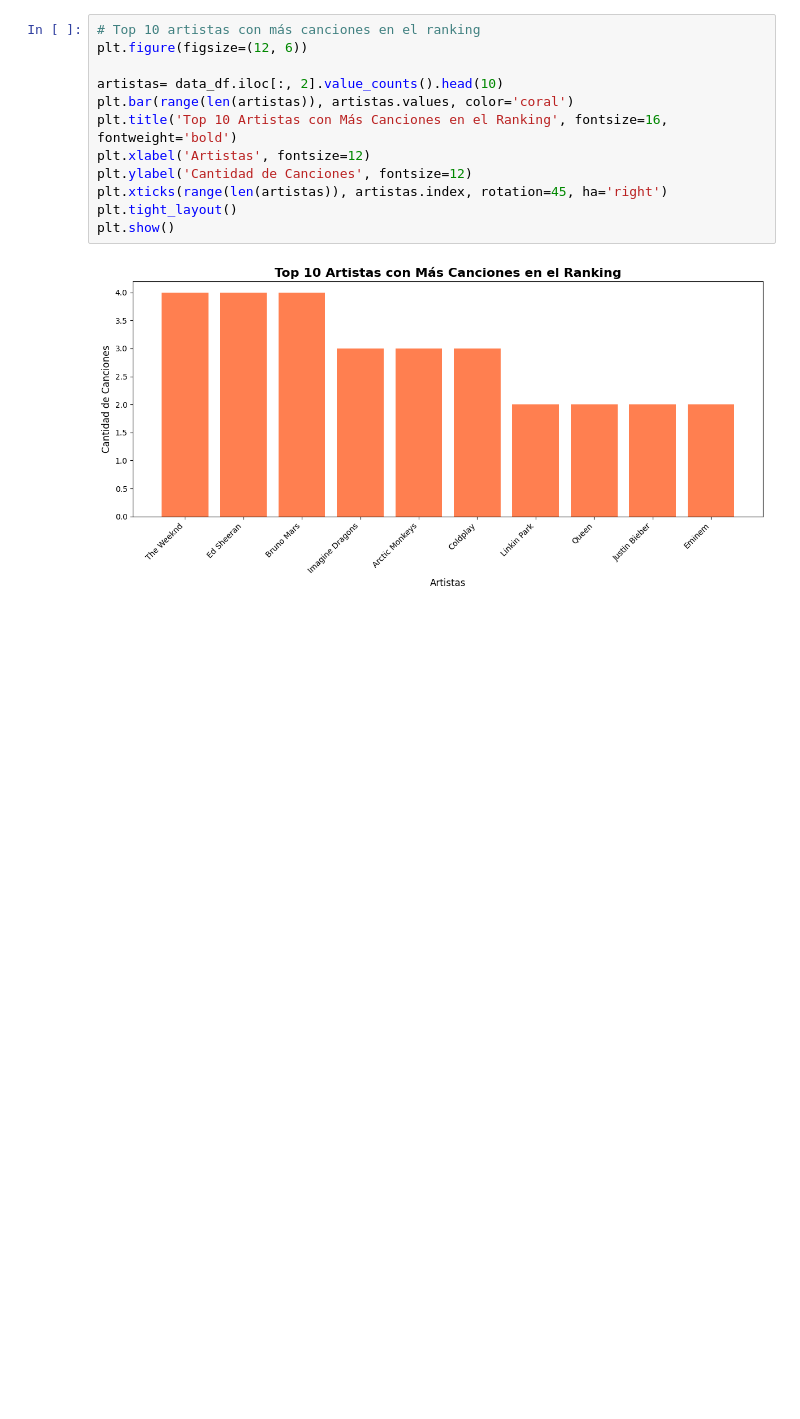
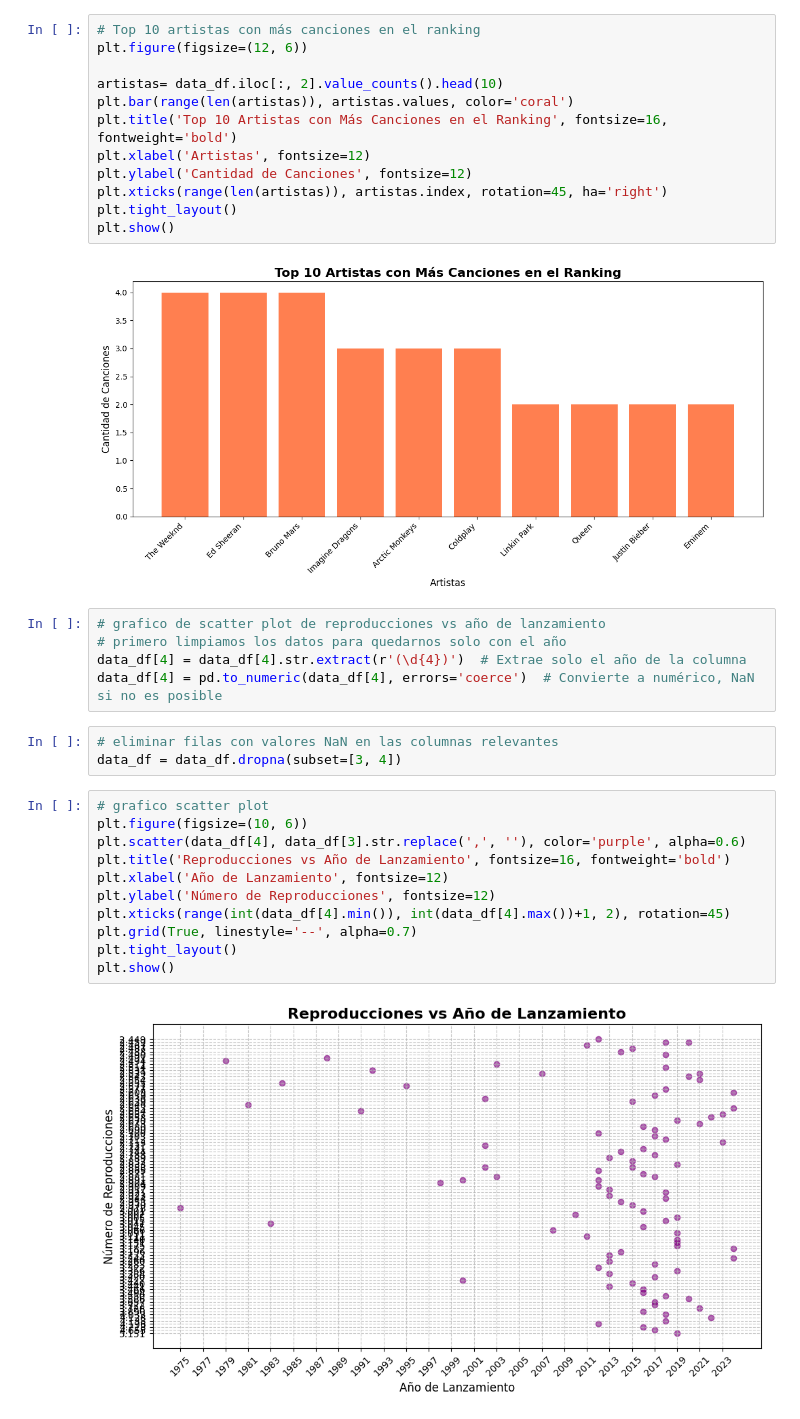
Before and after one commit to 4GeeksAcademy/correaliesel138-a11y_web-scraping-project-tutorial, a Jupyter notebook: src/explore.es.ipynb, the cells around one changed output. Cells and saved outputs as stored; diff of their text form; blank space fills up the shorter version.

```diff
--- a/src/explore.es.ipynb
+++ b/src/explore.es.ipynb
@@ -199,3 +201,24 @@ plt.tight_layout()
 plt.show()
 # %% [output]
 [figure]
+# %%
+# grafico de scatter plot de reproducciones vs año de lanzamiento
+# primero limpiamos los datos para quedarnos solo con el año
+data_df[4] = data_df[4].str.extract(r'(\d{4})')  # Extrae solo el año de la columna
+data_df[4] = pd.to_numeric(data_df[4], errors='coerce')  # Convierte a numérico, NaN si no es posible
+# %%
+# eliminar filas con valores NaN en las columnas relevantes
+data_df = data_df.dropna(subset=[3, 4])
+# %%
+# grafico scatter plot
+plt.figure(figsize=(10, 6))
+plt.scatter(data_df[4], data_df[3].str.replace(',', ''), color='purple', alpha=0.6)
+plt.title('Reproducciones vs Año de Lanzamiento', fontsize=16, fontweight='bold')
+plt.xlabel('Año de Lanzamiento', fontsize=12)
+plt.ylabel('Número de Reproducciones', fontsize=12)
+plt.xticks(range(int(data_df[4].min()), int(data_df[4].max())+1, 2), rotation=45)
+plt.grid(True, linestyle='--', alpha=0.7)
+plt.tight_layout()
+plt.show()
+# %% [output]
+[figure, added]
```
Also changed, not shown: parts of 1 cell of this notebook, 1 other file.
